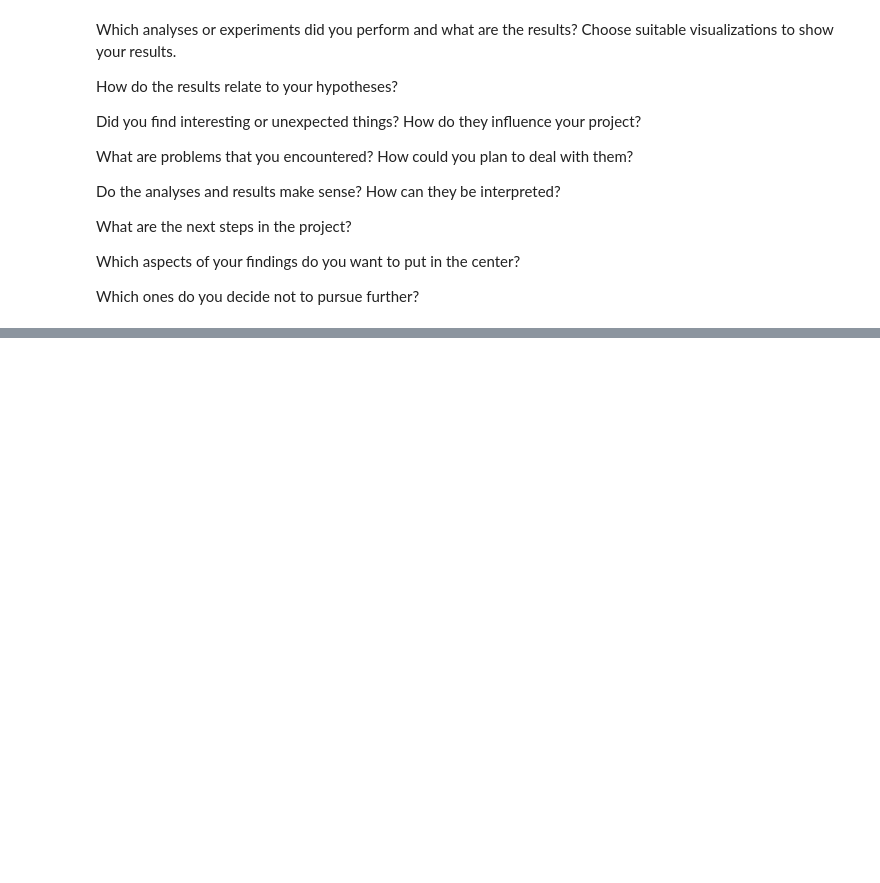
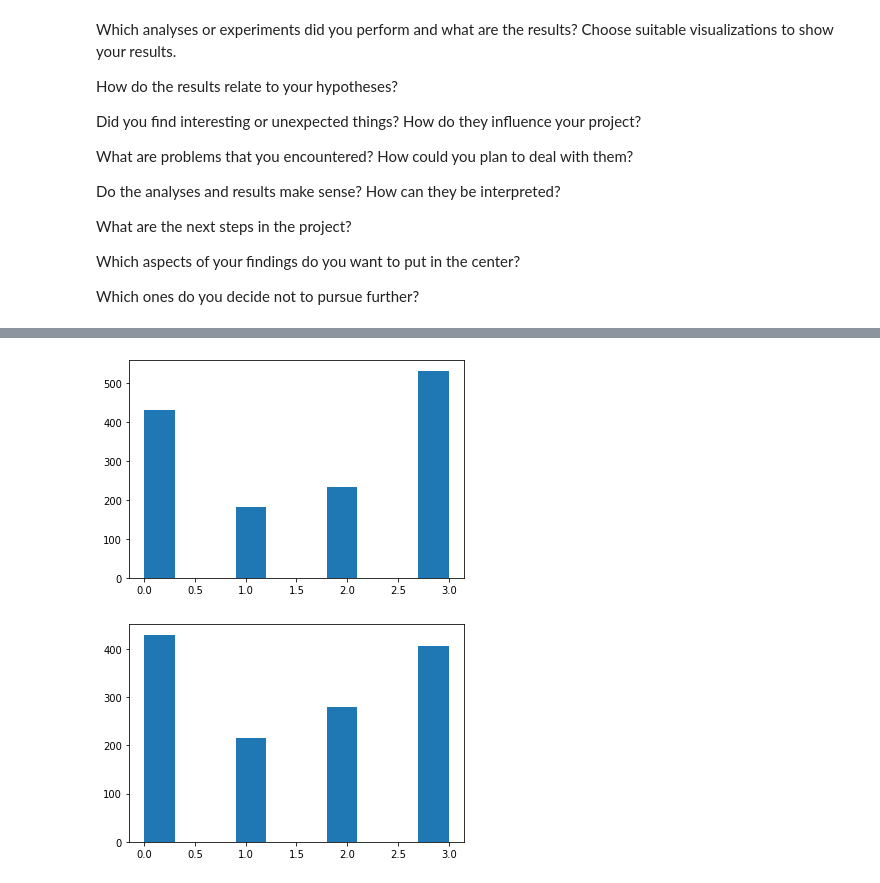
Before and after one commit to haeeunkim/dh401, a Jupyter notebook: analysis.ipynb, the cells around one changed output, grey strips where cells are left out. Cells and saved outputs as stored; diff of their text form; code cells hidden in the pictures; blank space fills up the shorter version.

```diff
--- a/analysis.ipynb
+++ b/analysis.ipynb
@@ -269,19 +190,0 @@ plt.show()
-# %%
-gangsta_error = []
-summary_G = {'tempo':[],'meter':[], 'syl_onsets':[], 'syllabic_rate':[]}
-for i, f in enumerate(gangsta_files):
-    try:
-        sample_path = sample_dir + 'Gangsta/' + f
-        sample = HumdrumSummary(sample_path)
-        df = sample.df
-        summary_G['tempo'].append(sample.tempo)
-        summary_G['meter'].append(sample.meter)
-        summary_G['syl_onsets'].append(sample.syl_onsets)
-        summary_G['syllabic_rate'].append(sample.syllabic_rate)
-        print(sample_path)
-        plt.hist(df[df['**rhyme']!='.'].cum_recip.apply(lambda x: x % 4), bins=8)
-        plt.show()
-    except:
-        gangsta_error.append(sample_path)
-        pass
-gangsta_error
@@ -304,7 +190,0 @@ data/anglophone/Gangsta/JayZ_CanIGetA.rap
-# %%
-for i, summary_key in enumerate(summary_G.keys()):
-    print(summary_key)
-    plt.hist(summary_os[summary_key])
-    plt.show()
-    plt.hist(summary_G[summary_key])
-    plt.show()
@@ -349,0 +250,12 @@ def rest_based(self, sample_clean):
+# %%
+summary_df = pd.DataFrame(summary)
+# %%
+# metriacal position of start of new phrases
+
+plt.hist(pd.concat(list(summary_df['breakpoints'][summary_df.genre=='oldschool'])))
+plt.show()
+plt.hist(pd.concat(list(summary_df['breakpoints'][summary_df.genre=='gangsta'])))
+plt.show()
+# %% [output]
+[figure, added]
+[figure, added]
```
Also changed, not shown: parts of 15 cells of this notebook.
